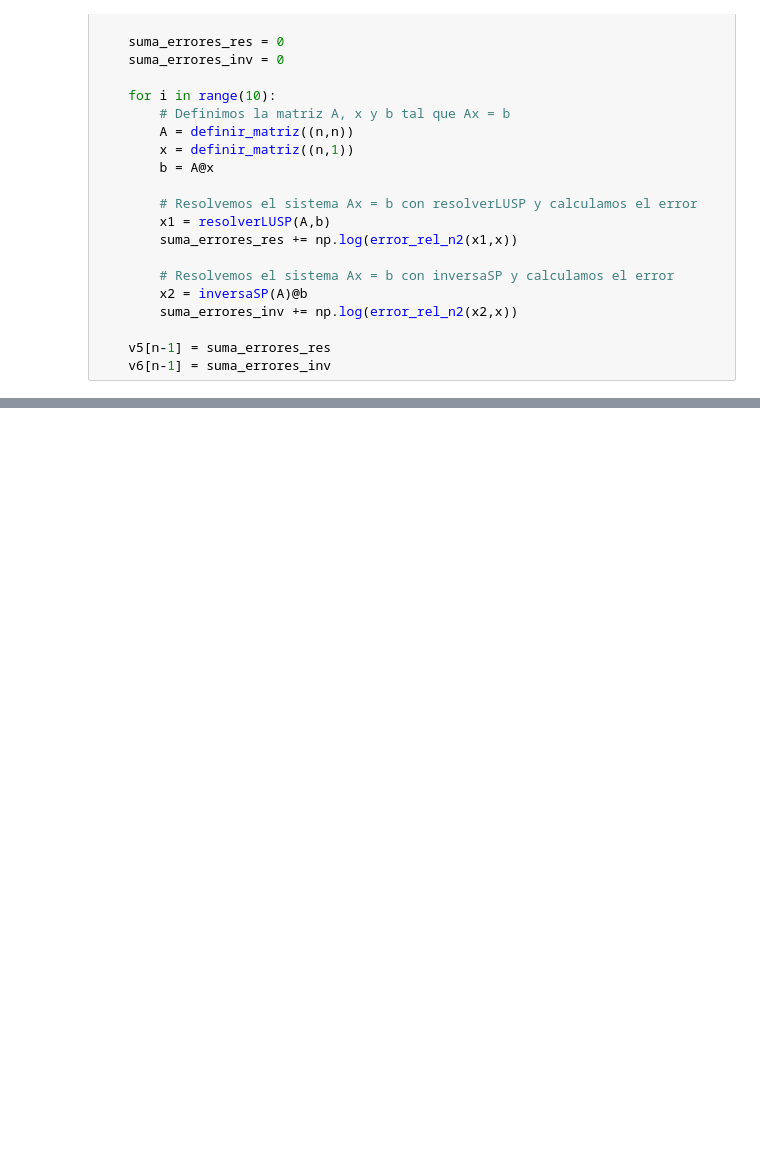
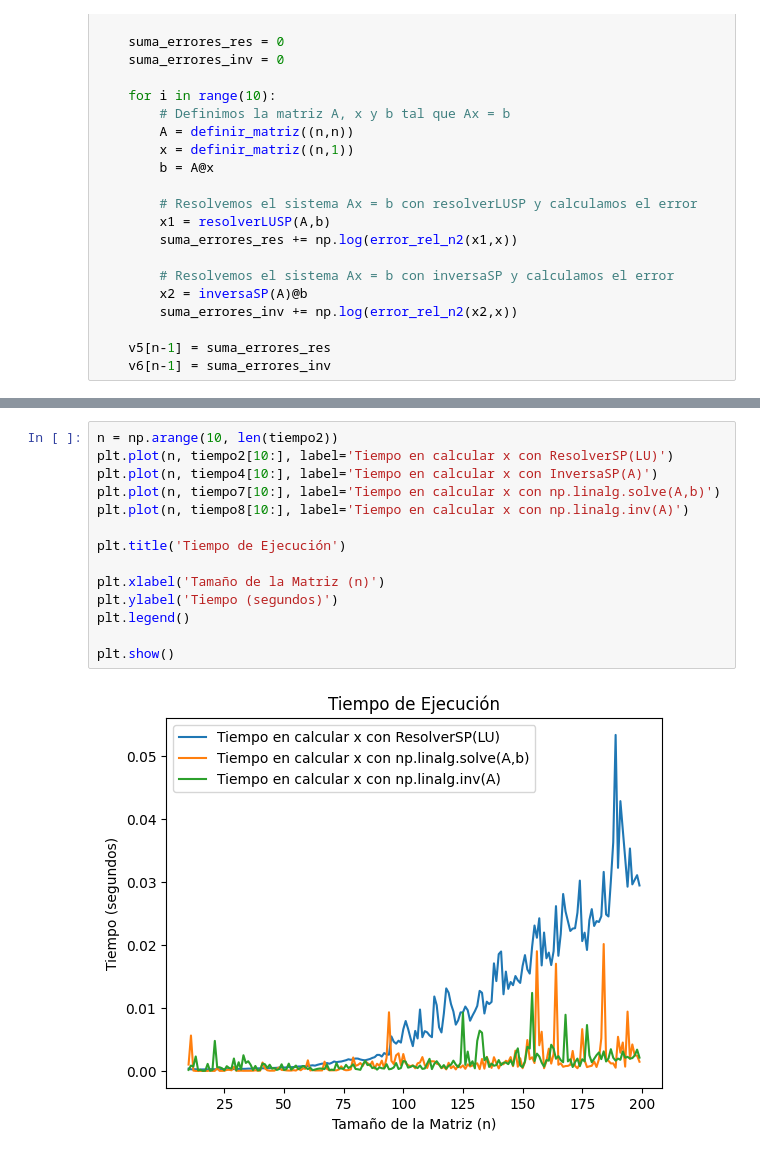
Before and after one commit to MarioSigal/TPs-Algebra_Lineal_Computacional, a Jupyter notebook: tp_solucion.ipynb, the cells around one changed output, grey strips where cells are left out. Cells and saved outputs as stored; diff of their text form; blank space fills up the shorter version.

```diff
--- a/tp_solucion.ipynb
+++ b/tp_solucion.ipynb
@@ -575,0 +601,16 @@ class TestSuite(unittest.TestCase):
+# %%
+n = np.arange(10, len(tiempo2))
+plt.plot(n, tiempo2[10:], label='Tiempo en calcular x con ResolverSP(LU)')
+plt.plot(n, tiempo4[10:], label='Tiempo en calcular x con InversaSP(A)')
+plt.plot(n, tiempo7[10:], label='Tiempo en calcular x con np.linalg.solve(A,b)')
+plt.plot(n, tiempo8[10:], label='Tiempo en calcular x con np.linalg.inv(A)')
+
+plt.title('Tiempo de Ejecución')
+
+plt.xlabel('Tamaño de la Matriz (n)')
+plt.ylabel('Tiempo (segundos)')
+plt.legend()
+
+plt.show()
+# %% [output]
+[figure, added]
```
Also changed, not shown: parts of 29 cells of this notebook.
